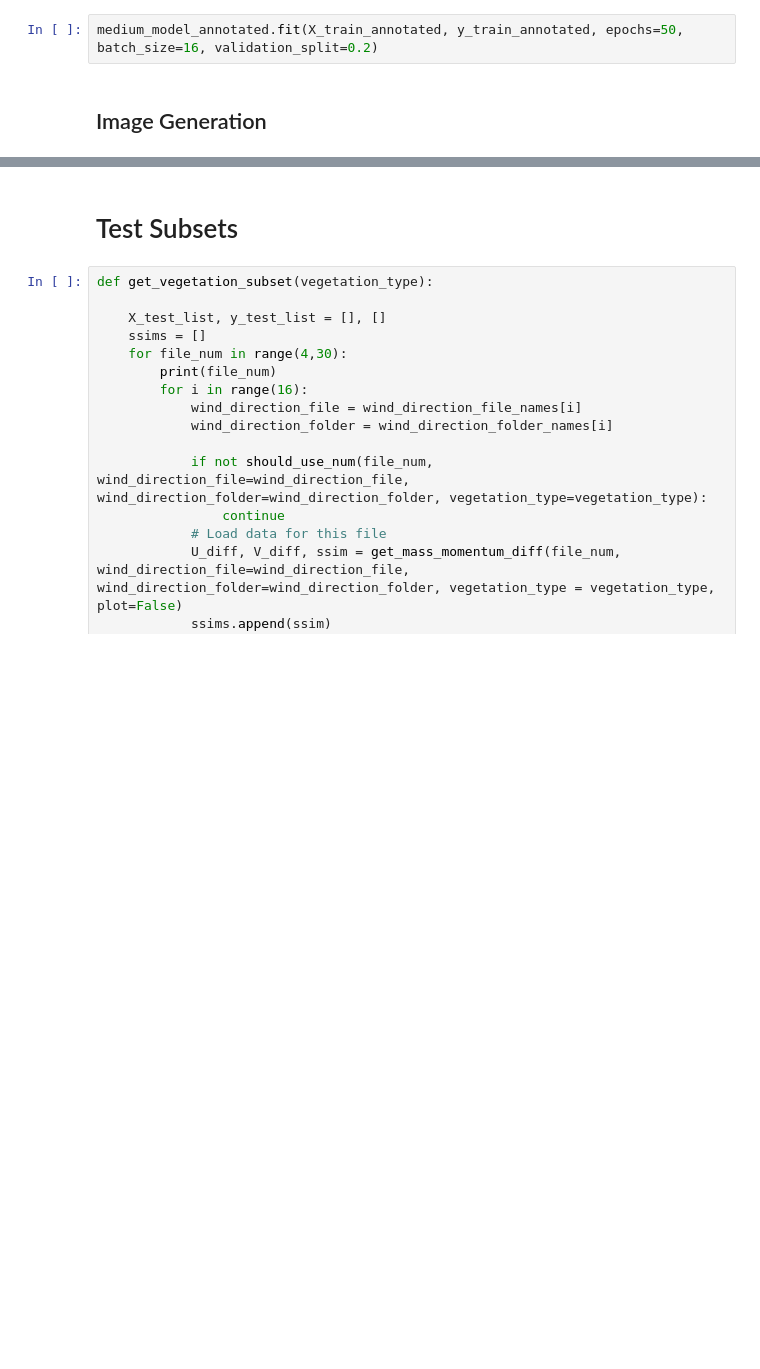
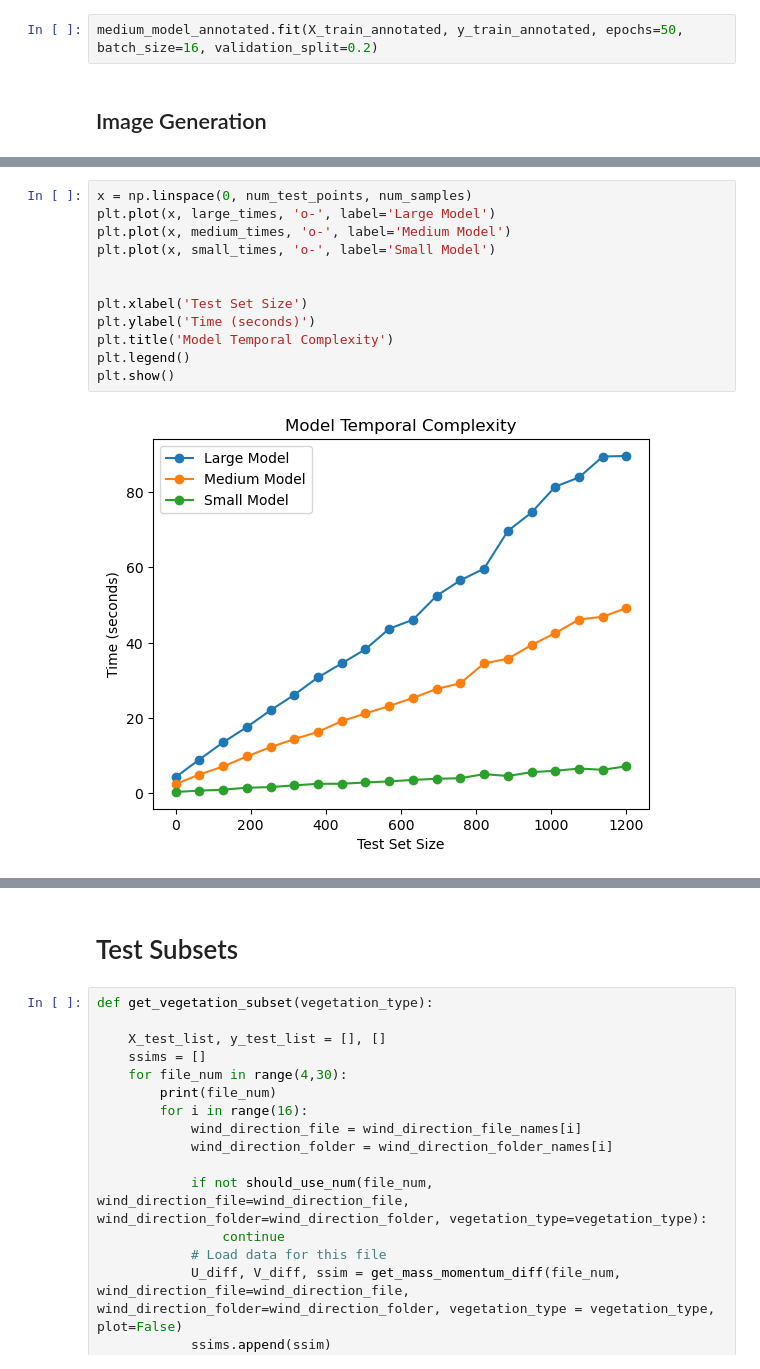
Before and after one commit to janehousley/WindflowPrediction, a Jupyter notebook: WindNinjaCNN.ipynb, the cells around one changed output, grey strips where cells are left out. Cells and saved outputs as stored; diff of their text form; blank space fills up the shorter version.

```diff
--- a/WindNinjaCNN.ipynb
+++ b/WindNinjaCNN.ipynb
@@ -1006,0 +1125,14 @@ plt.show()
+# %%
+x = np.linspace(0, num_test_points, num_samples)
+plt.plot(x, large_times, 'o-', label='Large Model')
+plt.plot(x, medium_times, 'o-', label='Medium Model')
+plt.plot(x, small_times, 'o-', label='Small Model')
+
+
+plt.xlabel('Test Set Size')
+plt.ylabel('Time (seconds)')
+plt.title('Model Temporal Complexity')
+plt.legend()
+plt.show()
+# %% [output]
+[figure, added]
```
Also changed, not shown: parts of 10 cells of this notebook.
